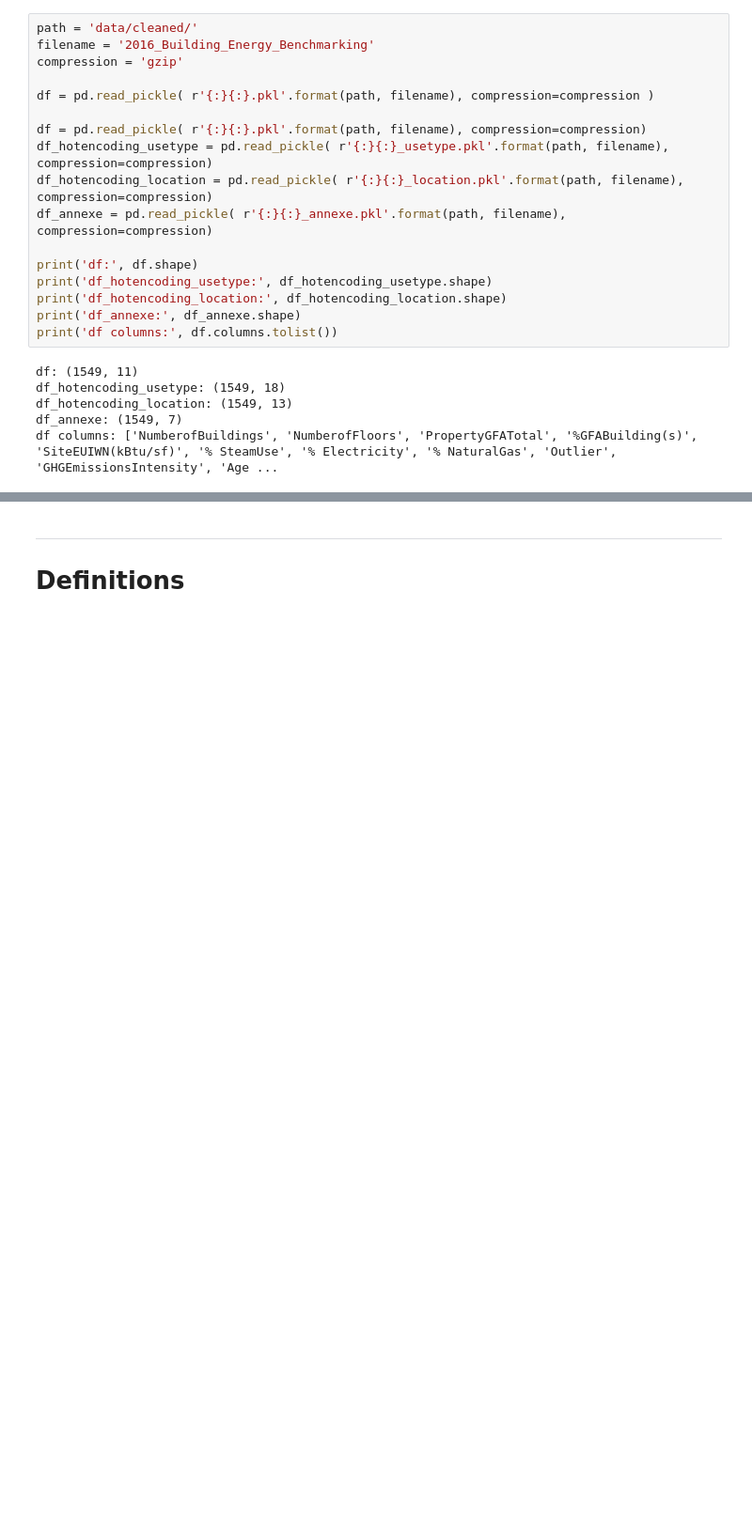
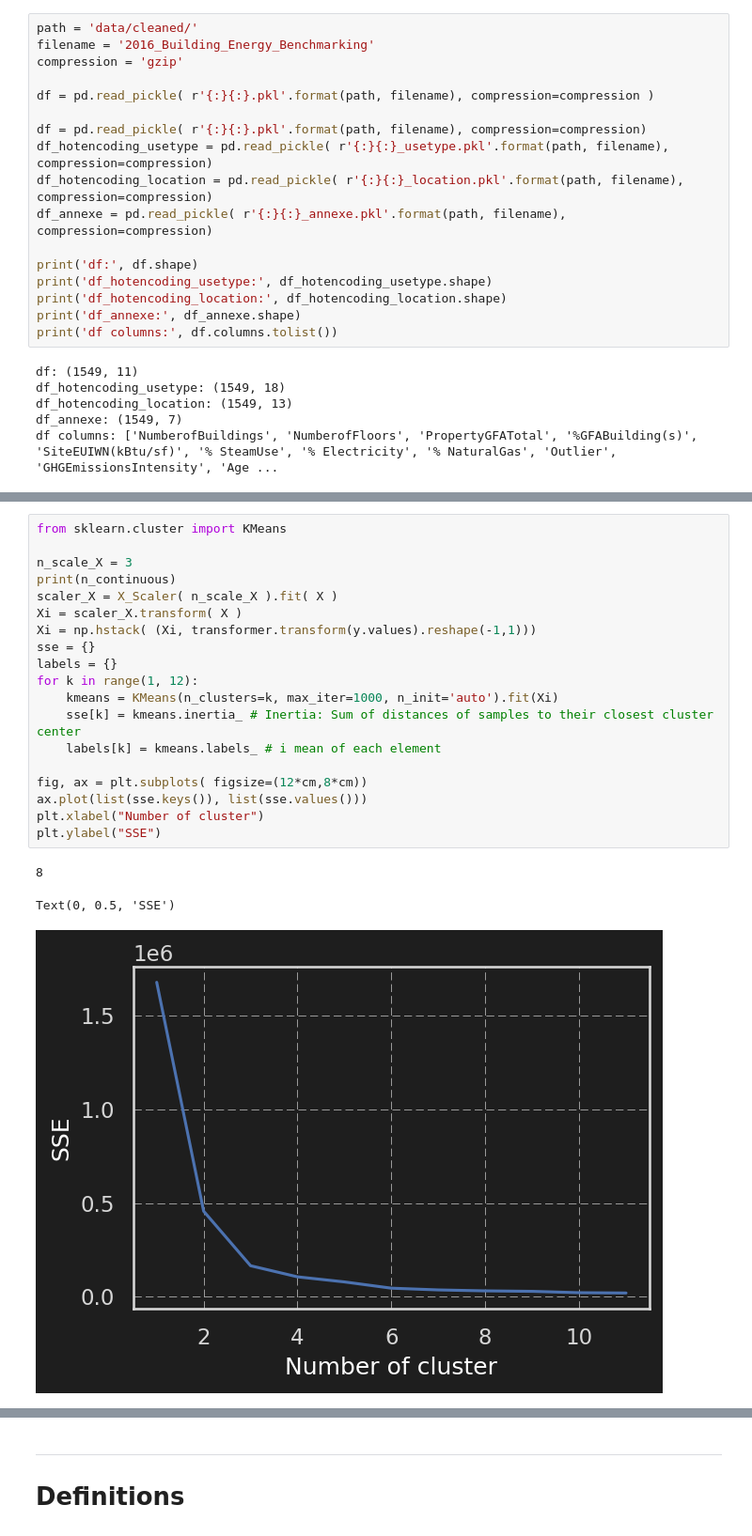
Before and after one commit to Thomas-Durand-Texte/OC-formation-Ingenieur-Machine-Learning, a Jupyter notebook: Projetcs/03_energy/Modelisation_energy.ipynb, the cells around one changed output, grey strips where cells are left out. Shown at 94% size. Saved outputs shown, nothing was run; the diff lists cells and outputs as text; blank space fills up the shorter version.

```diff
--- a/Projetcs/03_energy/Modelisation_energy.ipynb
+++ b/Projetcs/03_energy/Modelisation_energy.ipynb
@@ -360,0 +457,23 @@ X_train: (1161, 40)
+# %%
+from sklearn.cluster import KMeans
+
+n_scale_X = 3
+print(n_continuous)
+scaler_X = X_Scaler( n_scale_X ).fit( X )
+Xi = scaler_X.transform( X )
+Xi = np.hstack( (Xi, transformer.transform(y.values).reshape(-1,1)))
+sse = {}
+labels = {}
+for k in range(1, 12):
+    kmeans = KMeans(n_clusters=k, max_iter=1000, n_init='auto').fit(Xi)
+    sse[k] = kmeans.inertia_ # Inertia: Sum of distances of samples to their closest cluster center
+    labels[k] = kmeans.labels_ # i mean of each element
+
+fig, ax = plt.subplots( figsize=(12*cm,8*cm))
+ax.plot(list(sse.keys()), list(sse.values()))
+plt.xlabel("Number of cluster")
+plt.ylabel("SSE")
+# %% [output]
+8
+Text(0, 0.5, 'SSE')
+[figure, added]
```
Also changed, not shown: parts of 32 cells of this notebook, 3 other files.
